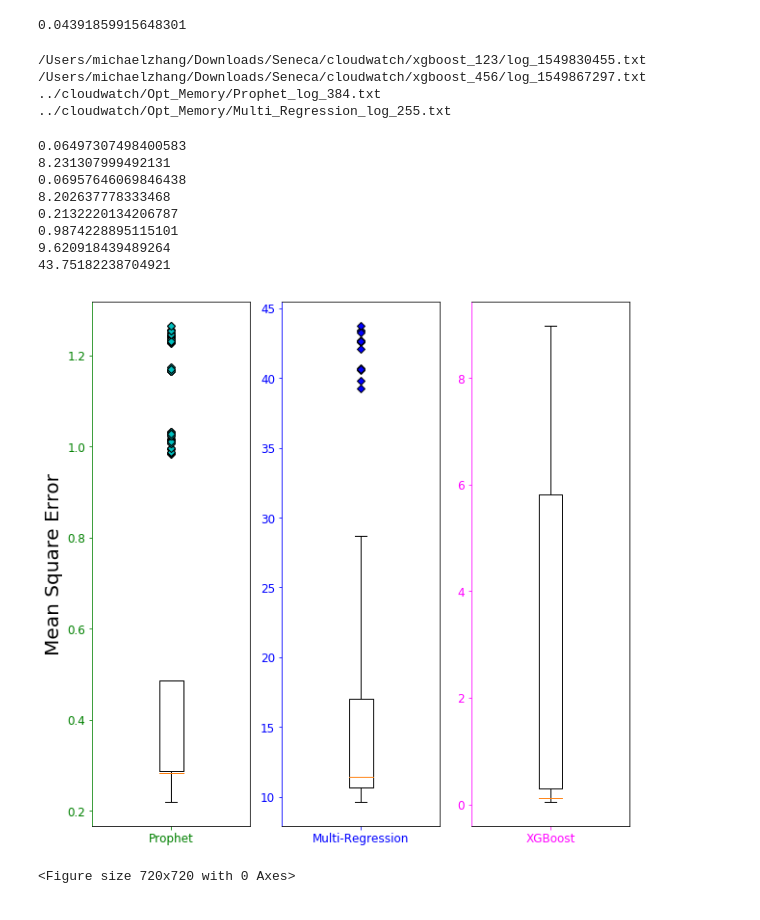
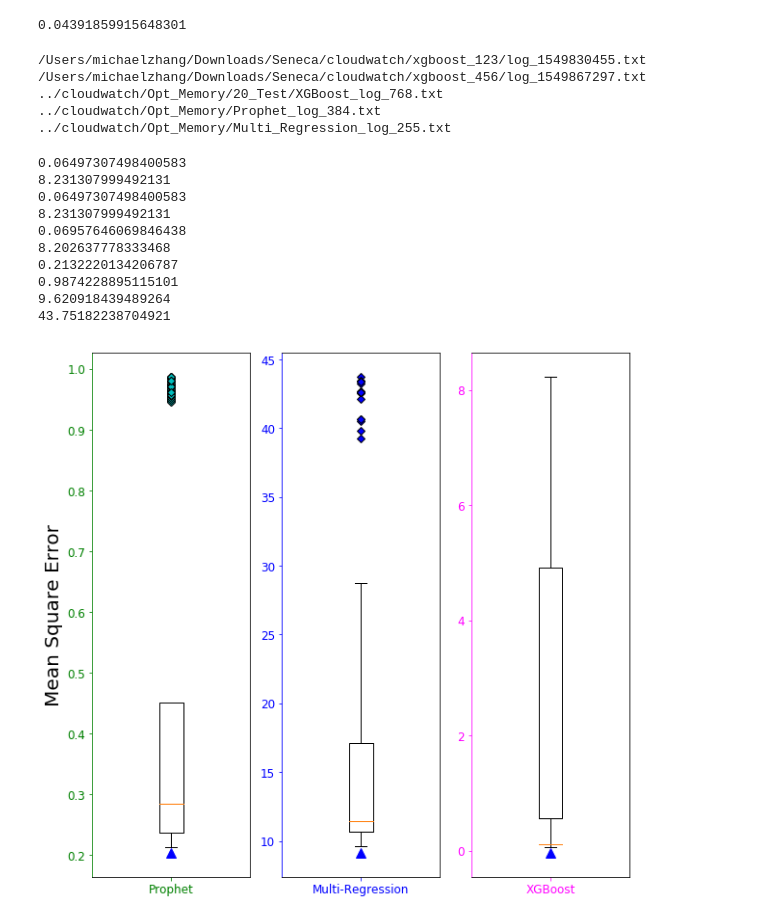
Before and after one commit to Heronalps/Seneca, a Jupyter notebook: notebooks/box_plot.ipynb, the cells around one changed output. Drawn from its saved outputs; the diff is of its cells as text; code cells hidden in the pictures.

```diff
--- a/notebooks/box_plot.ipynb
+++ b/notebooks/box_plot.ipynb
@@ -302,14 +305,18 @@ min(xgboost_mse)
 # %%
 xgboost_123_mse = parse("/Users/michaelzhang/Downloads/Seneca/cloudwatch/xgboost_123/log_1549830455.txt", "Mean Absolute Error")
 xgboost_456_mse = parse("/Users/michaelzhang/Downloads/Seneca/cloudwatch/xgboost_456/log_1549867297.txt", "Mean Absolute Error")
+xgboost_mse = parse("../cloudwatch/Opt_Memory/20_Test/XGBoost_log_768.txt", "Mean Absolute Error")
 prophet_mse = parse("../cloudwatch/Opt_Memory/Prophet_log_384.txt", "Metric mse")
 multi_regression_mse = parse("../cloudwatch/Opt_Memory/Multi_Regression_log_255.txt", "The MSE of prediction is")
 # %% [output]
 /Users/michaelzhang/Downloads/Seneca/cloudwatch/xgboost_123/log_1549830455.txt
 /Users/michaelzhang/Downloads/Seneca/cloudwatch/xgboost_456/log_1549867297.txt
+../cloudwatch/Opt_Memory/20_Test/XGBoost_log_768.txt
 ../cloudwatch/Opt_Memory/Prophet_log_384.txt
 ../cloudwatch/Opt_Memory/Multi_Regression_log_255.txt
 # %%
+print(min(xgboost_mse))
+print(max(xgboost_mse))
 print(min(xgboost_123_mse))
 print(max(xgboost_123_mse))
 print(min(xgboost_456_mse))
@@ -319,6 +326,8 @@ print(max(prophet_mse))
 print(min(multi_regression_mse))
 print(max(multi_regression_mse))
 # %% [output]
+0.06497307498400583
+8.231307999492131
 0.06497307498400583
 8.231307999492131
 0.06957646069846438
@@ -330,32 +339,31 @@ print(max(multi_regression_mse))
 # %%
 fig = plt.figure(figsize=[10, 10])
 
 
 ax1 = fig.add_subplot(131)
 ax1.boxplot(prophet_mse, whis=2, usermedians=[0.28436439806726066], labels = ['Prophet'],\
-            flierprops = cyan_diamond)
+            flierprops = cyan_diamond, positions=[0])
+ax1.plot(min(prophet_mse)-0.01, 'b^', markersize=10)
 ax1.spines['left'].set_color('green')
 ax1.tick_params(axis='both', colors='green', labelsize = 12)
 ax1.set_ylabel("Mean Square Error", fontsize = 20)
 
 
 ax2 = fig.add_subplot(132)
 ax2.boxplot(multi_regression_mse, whis=2, usermedians=[11.445971625426504], labels = ['Multi-Regression'], \
-            flierprops = blue_diamond)
+            flierprops = blue_diamond, positions=[0])
+ax2.plot(min(multi_regression_mse)-0.5, 'b^', markersize=10)
 ax2.spines['left'].set_color('blue')
 ax2.tick_params(axis='both', colors='blue', labelsize=12)
 
 ax3 = fig.add_subplot(133)
-ax3.boxplot(xgboost_mse, whis=2, usermedians=[0.11894475805820923], labels = ['XGBoost'], flierprops = magenta_diamond)
+ax3.boxplot(xgboost_mse, whis=2, usermedians=[0.11894475805820923], labels = ['XGBoost'], \
+            flierprops = magenta_diamond, positions=[0])
+ax3.plot(min(xgboost_mse)-0.1, 'b^', markersize=10)
 ax3.spines['left'].set_color('magenta')
 ax3.tick_params(axis='both', colors='magenta', labelsize=12)
 
 plt.show()
 fig.savefig("../box_plot_MSE.png")
 # %% [output]
-[figure, old version]
+[figure, new version]
-# %%
-fig = plt.figure(figsize=[10,10])
-fig
-# %% [output]
-<Figure size 720x720 with 0 Axes>
```
Also changed, not shown: parts of 2 cells of this notebook, 13 other files.
